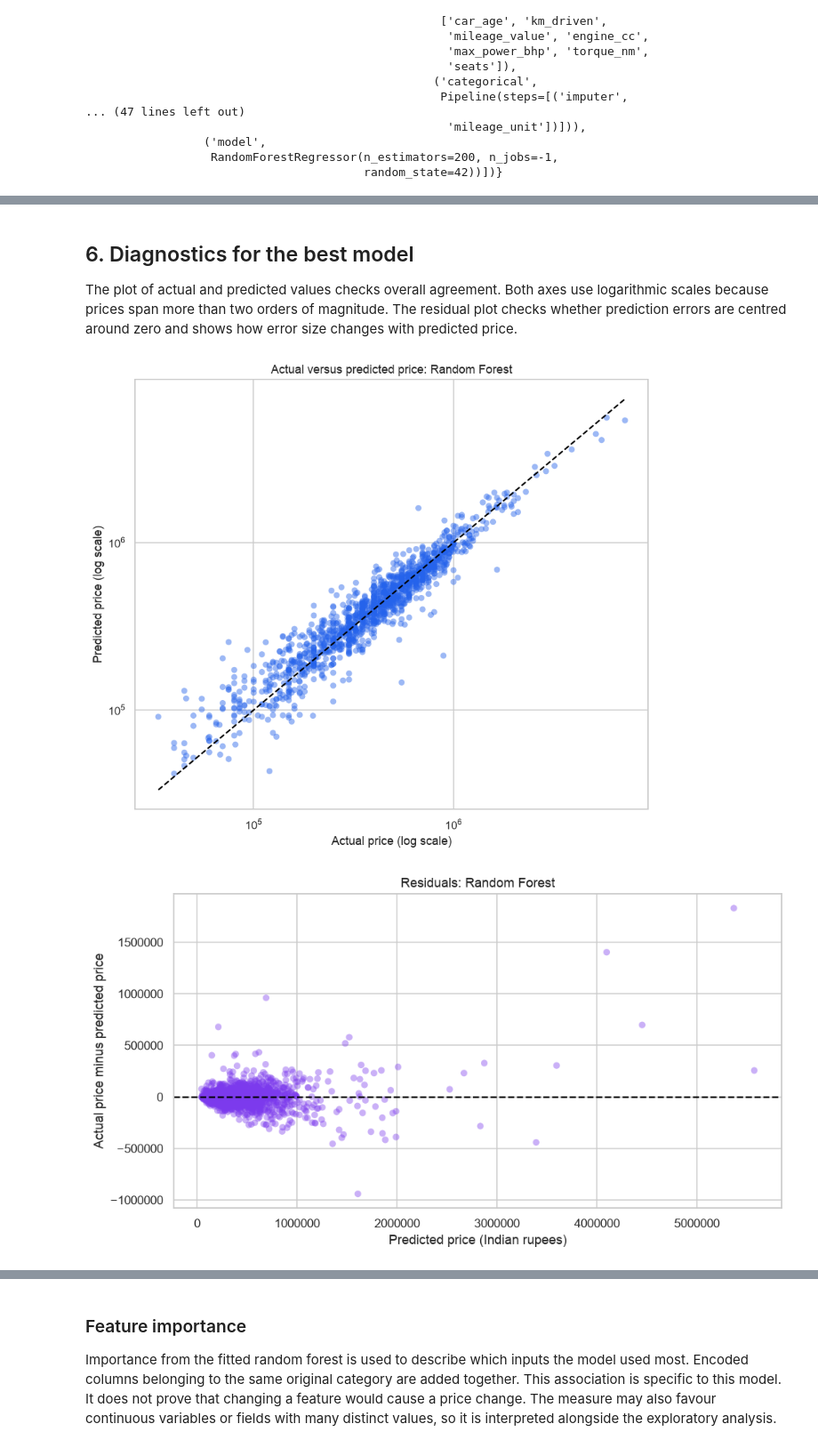
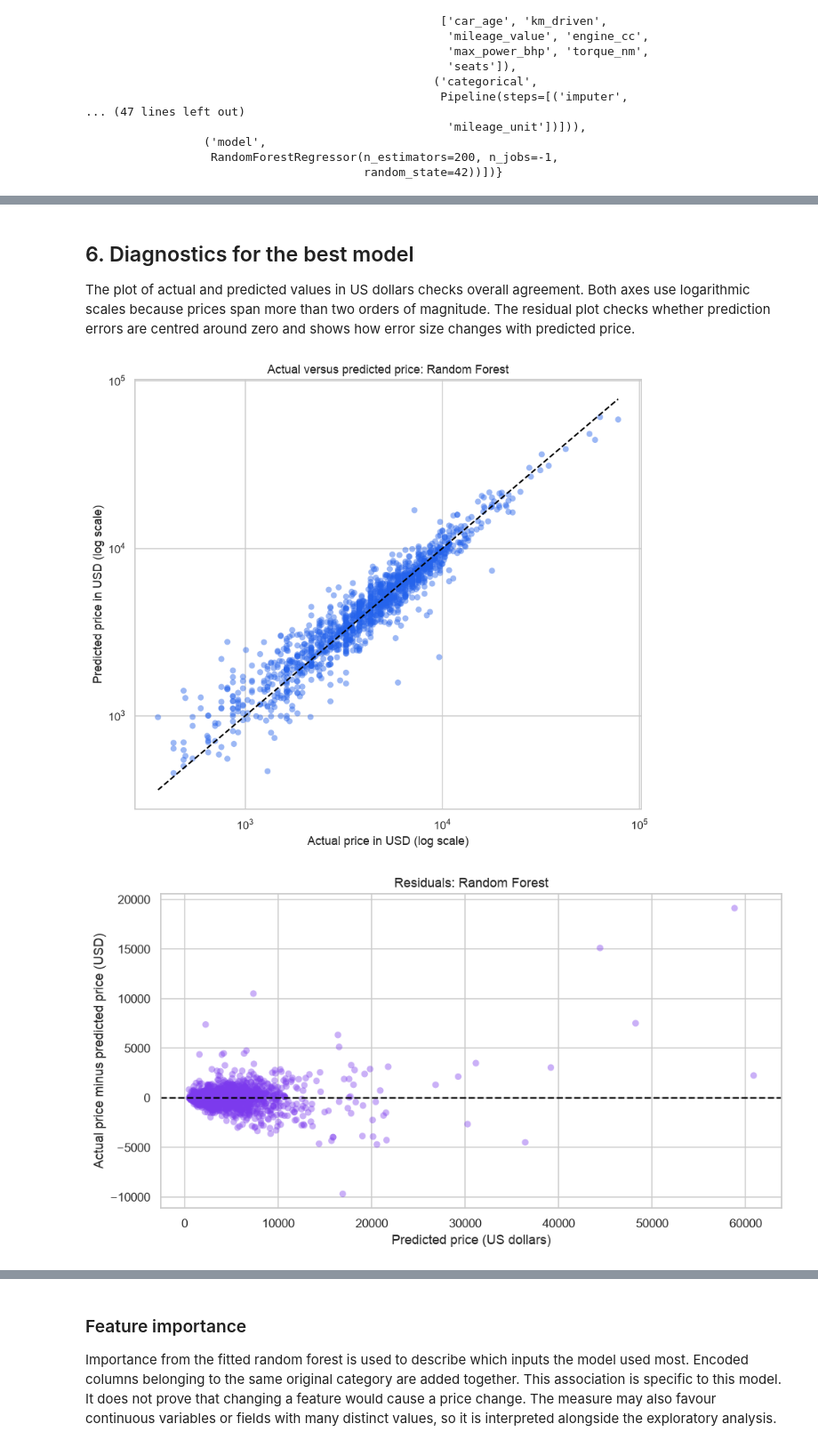
Before and after one commit to rh-soboh/used-car-price-prediction-portfolio, a Jupyter notebook: Shadrach_Oboh_Used_Car_Portfolio.ipynb, the cells around one changed output, grey strips where cells are left out. Shown at 89% size. Drawn from its saved outputs; the diff is of its cells as text; code cells hidden in the pictures.

```diff
--- a/Shadrach_Oboh_Used_Car_Portfolio.ipynb
+++ b/Shadrach_Oboh_Used_Car_Portfolio.ipynb
@@ -58,6 +58,7 @@ from sklearn.tree import DecisionTreeRegressor
 warnings.filterwarnings("ignore", category=FutureWarning)
 
 RANDOM_STATE = 42
+INR_PER_USD = 92.39  # Reference rate on 26 November 2026
 DATA_PATH = Path("Car details v3.csv")
 FIGURE_DIR = Path("figures")
 FIGURE_DIR.mkdir(exist_ok=True)
@@ -99,6 +105,9 @@ required_columns = {
 assert required_columns.issubset(raw_cars.columns), "The CSV does not have the expected columns."
 assert (raw_cars["selling_price"] > 0).all(), "Selling prices must be positive."
 
+# Convert the assumed original INR prices to USD in memory.
+raw_cars["selling_price"] = raw_cars["selling_price"] / INR_PER_USD
+
 print(f"Dataset shape: {raw_cars.shape[0]:,} rows × {raw_cars.shape[1]} columns")
 raw_cars.head()
 # %% [output]
@@ -772,38 +781,38 @@ Its MAE is **72.2% lower** than the median price baseline. RMSE is higher than M
 # %% [markdown]
 ## 6. Diagnostics for the best model
 
-The plot of actual and predicted values checks overall agreement. Both axes use logarithmic scales because prices span more than two orders of magnitude. The residual plot checks whether prediction errors are centred around zero and shows how error size changes with predicted price.
+The plot of actual and predicted values in US dollars checks overall agreement. Both axes use logarithmic scales because prices span more than two orders of magnitude. The residual plot checks whether prediction errors are centred around zero and shows how error size changes with predicted price.
 # %%
 residuals = y_test.to_numpy() - best_predictions
 minimum_price = min(y_test.min(), best_predictions.min())
 maximum_price = max(y_test.max(), best_predictions.max())
 
 fig, ax = plt.subplots(figsize=(8, 7))
 ax.scatter(y_test, best_predictions, alpha=0.45, color="#2563eb", edgecolor="none")
 ax.plot([minimum_price, maximum_price], [minimum_price, maximum_price], "--", color="black")
 ax.set_xscale("log")
 ax.set_yscale("log")
 ax.set_title(f"Actual versus predicted price: {best_model_name}")
-ax.set_xlabel("Actual price (log scale)")
-ax.set_ylabel("Predicted price (log scale)")
+ax.set_xlabel("Actual price in USD (log scale)")
+ax.set_ylabel("Predicted price in USD (log scale)")
 fig.tight_layout()
 fig.savefig(FIGURE_DIR / "actual_vs_predicted.png", bbox_inches="tight")
 plt.show()
 
 fig, ax = plt.subplots(figsize=(9, 5))
 ax.scatter(best_predictions, residuals, alpha=0.4, color="#7c3aed", edgecolor="none")
 ax.axhline(0, linestyle="--", color="black")
 ax.set_title(f"Residuals: {best_model_name}")
-ax.set_xlabel("Predicted price (Indian rupees)")
-ax.set_ylabel("Actual price minus predicted price")
+ax.set_xlabel("Predicted price (US dollars)")
+ax.set_ylabel("Actual price minus predicted price (USD)")
 ax.ticklabel_format(style="plain", axis="both")
 fig.tight_layout()
 fig.savefig(FIGURE_DIR / "residuals.png", bbox_inches="tight")
 plt.show()
 
 display(pd.Series(residuals, name="residual").describe().to_frame())
 # %% [output]
-[figure, old version]
+[figure, new version]
-[figure, old version]
+[figure, new version]
 |  | residual |
 | count | 1,386.00 |
```
Also changed, not shown: parts of 26 cells of this notebook, 1 other file.
